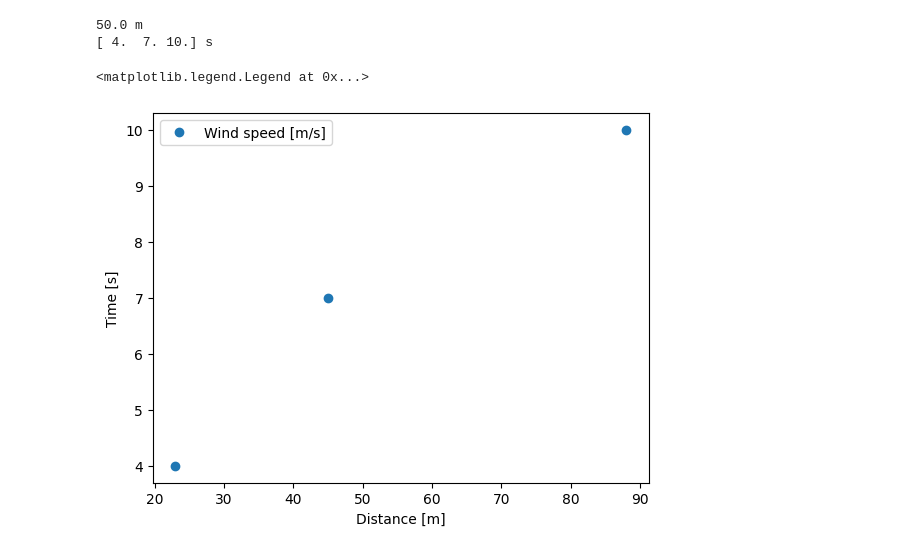
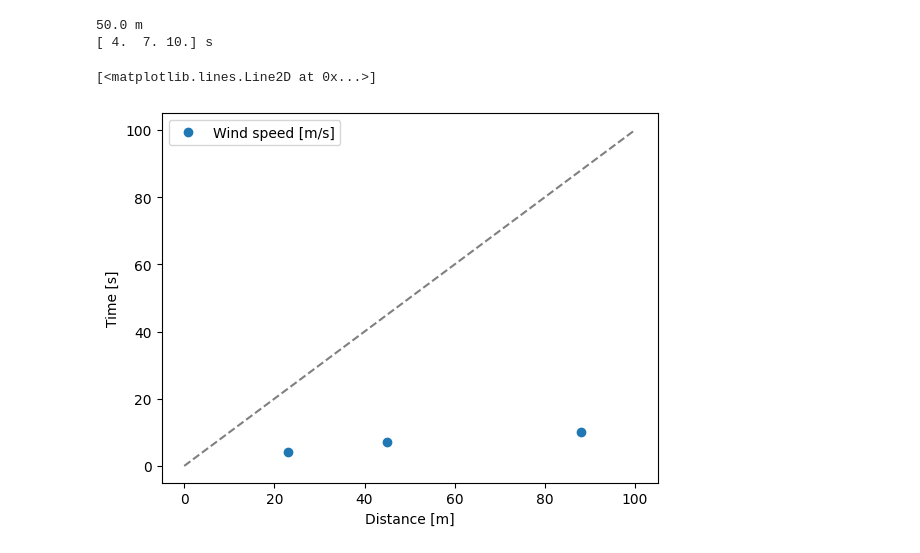
Before and after one commit to Leny73/astronomy-course, a Jupyter notebook: python_su/ex2.ipynb, the cells around one changed output. Saved outputs shown, nothing was run; the diff lists cells and outputs as text; code cells hidden in the pictures.

```diff
--- a/python_su/ex2.ipynb
+++ b/python_su/ex2.ipynb
@@ -28,9 +28,12 @@ print(c)
 # %%
 plt.figure()
 plt.plot(b,c,'o', label='Wind speed [m/s]')
 plt.xlabel('Distance [m]')
 plt.ylabel('Time [s]')
 plt.legend()
+l1 = np.linspace(0,100,10)
+l2 = np.linspace(0,100,10)
+plt.plot(l1,l2, color='gray', linestyle='--')
 # %% [output]
-<matplotlib.legend.Legend at 0x...>
+[<matplotlib.lines.Line2D at 0x...>]
-[figure, old version]
+[figure, new version]
```
Also changed, not shown: parts of 1 cell of this notebook, 2 other files.
